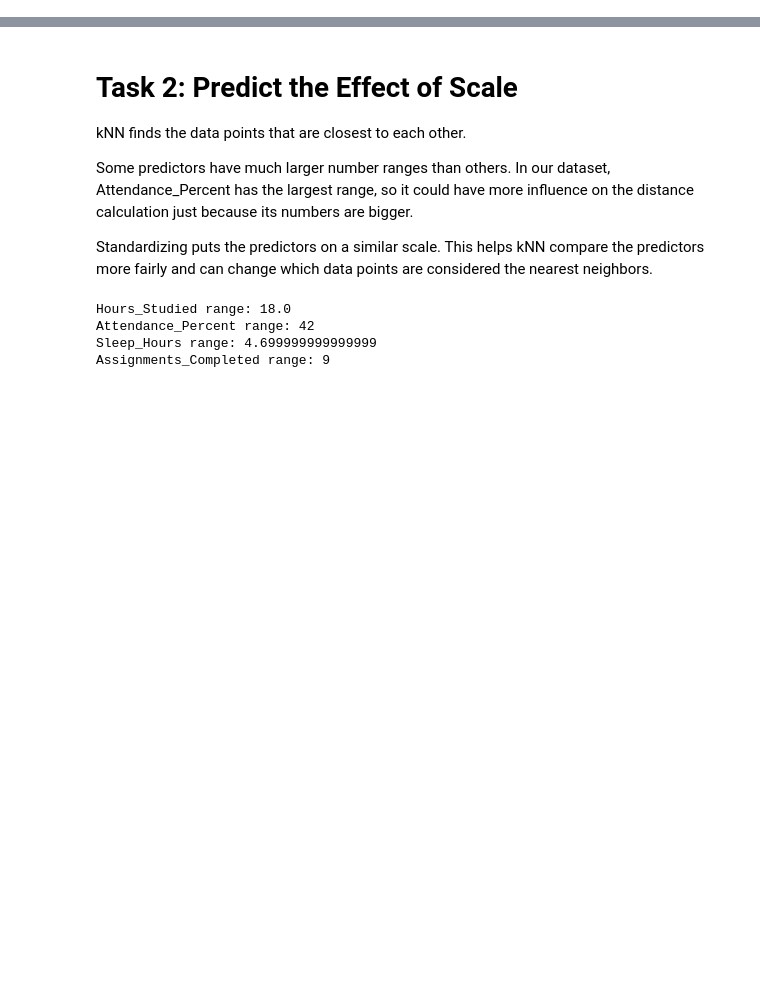
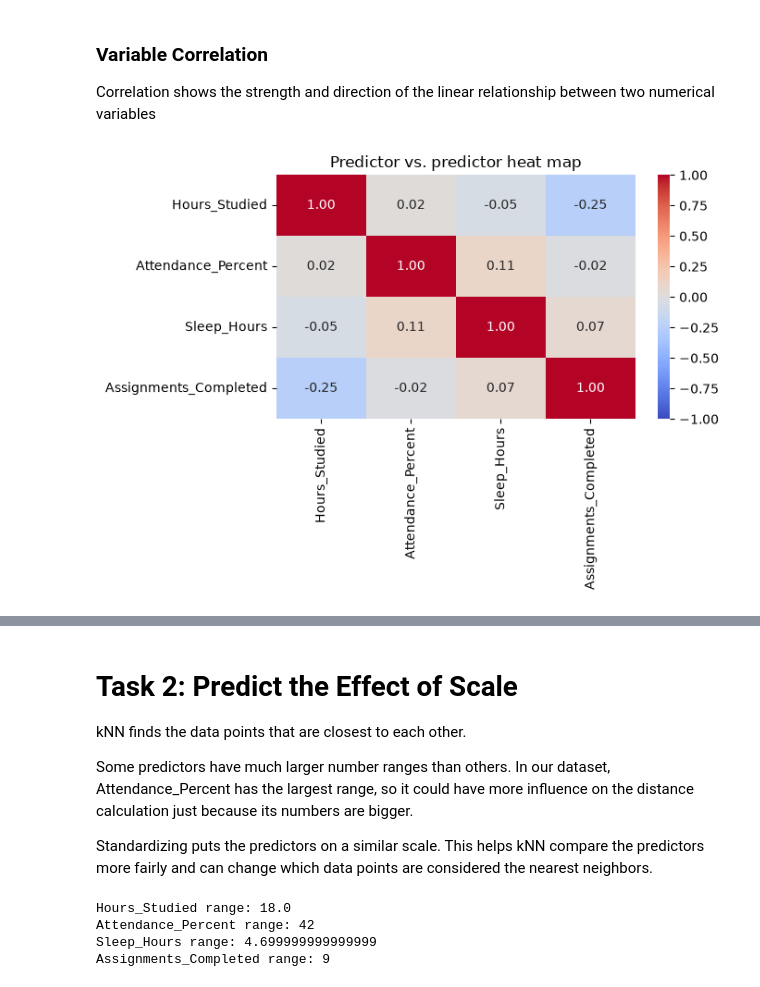
Before and after one commit to madewitt55/cs407-regression-activities, a Jupyter notebook: knn_regression/knn_regression.ipynb, the cells around one changed output, grey strips where cells are left out. Drawn from its saved outputs; the diff is of its cells as text; code cells hidden in the pictures; blank space fills up the shorter version.

```diff
--- a/knn_regression/knn_regression.ipynb
+++ b/knn_regression/knn_regression.ipynb
@@ -35,0 +154,22 @@ df.head()
+# %% [markdown]
+### Variable Correlation
+
+Correlation shows the strength and direction of the linear relationship between two numerical variables
+# %%
+import matplotlib.pyplot as plt
+import seaborn as sns
+
+numeric_cols = ['Hours_Studied', 'Attendance_Percent', 'Sleep_Hours',
+                'Assignments_Completed']
+
+# --- Correlation heatmap ---
+corr = df[numeric_cols].corr()
+
+fig, ax = plt.subplots(figsize=(7, 5))
+sns.heatmap(corr, annot=True, fmt='.2f', cmap='coolwarm', center=0,
+            vmin=-1, vmax=1, ax=ax)
+ax.set_title('Predictor vs. predictor heat map')
+plt.tight_layout()
+plt.show()
+# %% [output]
+[figure, added]
```
Also changed, not shown: parts of 21 cells of this notebook, 1 other file.
